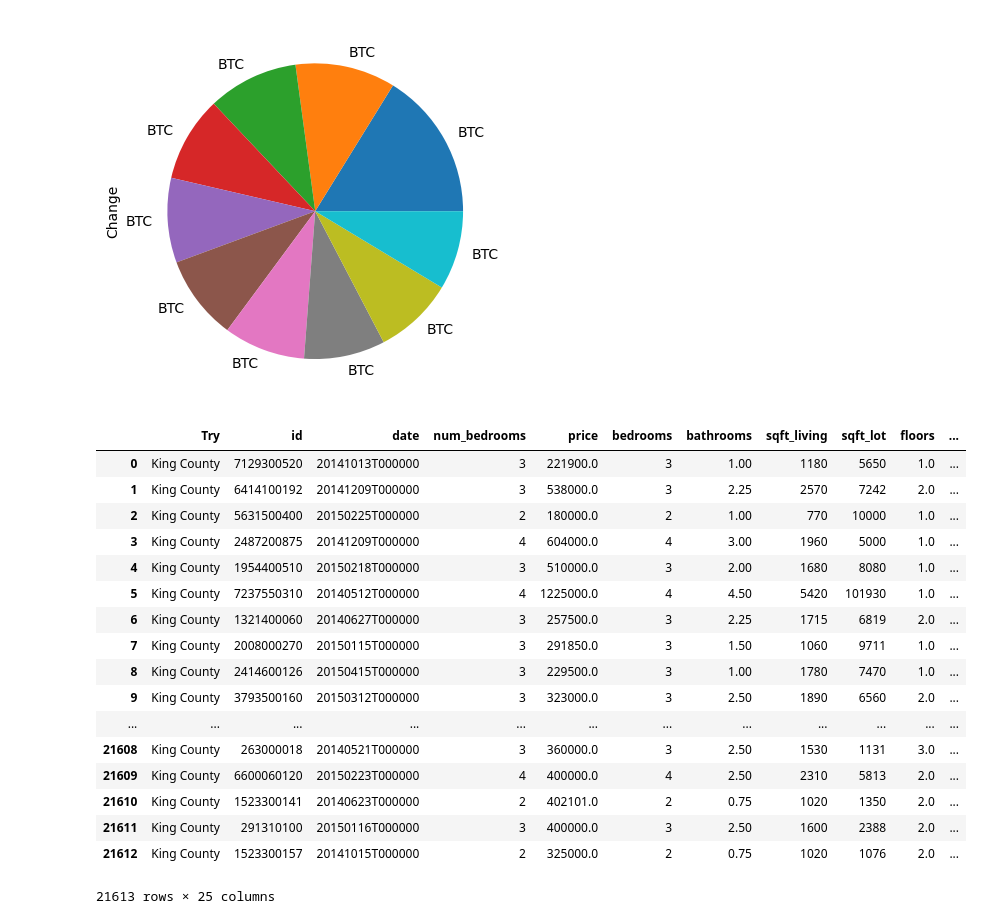
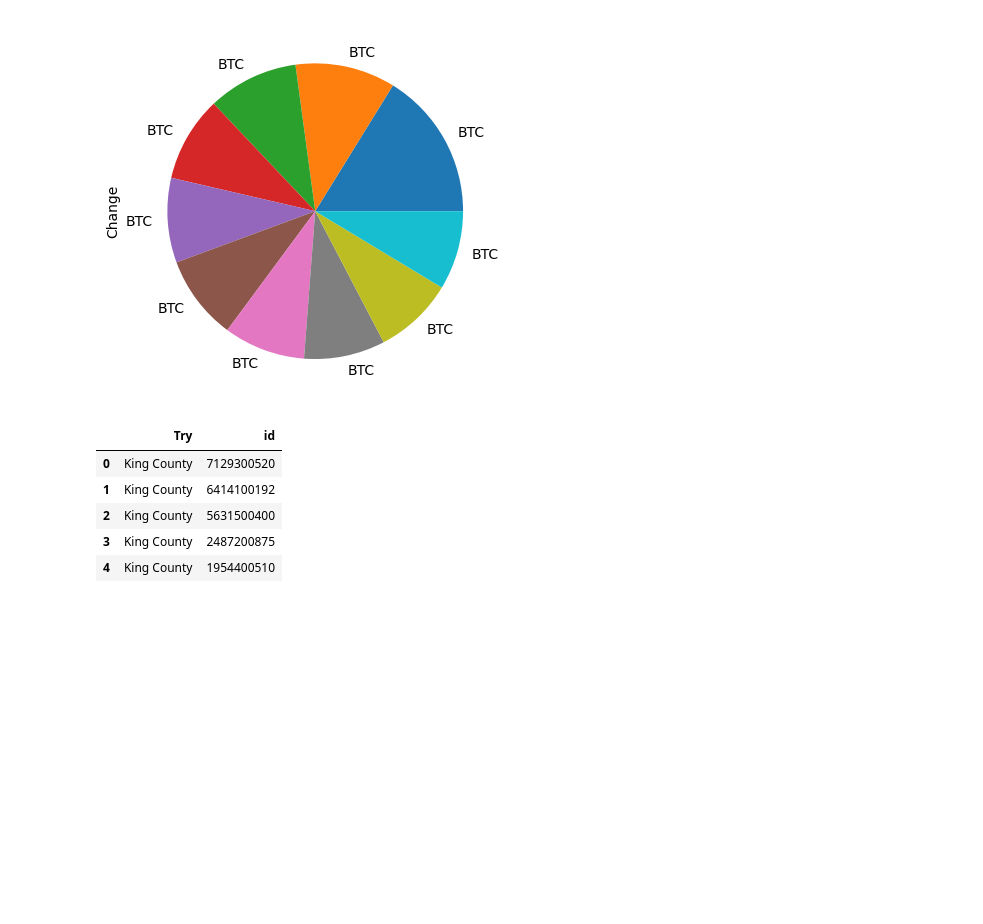
Before and after one commit to dennisowusu123/DATA-ANALYTICS-GT, a Jupyter notebook: DataScience/DataAnalysis/01_Dataframes.ipynb, the cells around one changed output. Saved outputs shown, nothing was run; the diff lists cells and outputs as text; code cells hidden in the pictures; blank space fills up the shorter version.

```diff
--- a/DataScience/DataAnalysis/01_Dataframes.ipynb
+++ b/DataScience/DataAnalysis/01_Dataframes.ipynb
@@ -2305,23 +2305,11 @@ btc.sort_values('Change', ascending=False).head(10)['Change'].plot(kind='pie')
 <AxesSubplot:ylabel='Change'>
 [figure]
 # %%
-houses
+houses[['Try','id']].head()
 # %% [output]
-|  | Try | id | date | num_bedrooms | price | bedrooms | bathrooms | sqft_living | sqft_lot | floors | ... |
-| 0 | King County | 7129300520 | 20141013T000000 | 3 | 221900.0 | 3 | 1.00 | 1180 | 5650 | 1.0 | ... |
-| 1 | King County | 6414100192 | 20141209T000000 | 3 | 538000.0 | 3 | 2.25 | 2570 | 7242 | 2.0 | ... |
-| 2 | King County | 5631500400 | 20150225T000000 | 2 | 180000.0 | 2 | 1.00 | 770 | 10000 | 1.0 | ... |
-| 3 | King County | 2487200875 | 20141209T000000 | 4 | 604000.0 | 4 | 3.00 | 1960 | 5000 | 1.0 | ... |
-| 4 | King County | 1954400510 | 20150218T000000 | 3 | 510000.0 | 3 | 2.00 | 1680 | 8080 | 1.0 | ... |
-| 5 | King County | 7237550310 | 20140512T000000 | 4 | 1225000.0 | 4 | 4.50 | 5420 | 101930 | 1.0 | ... |
-| 6 | King County | 1321400060 | 20140627T000000 | 3 | 257500.0 | 3 | 2.25 | 1715 | 6819 | 2.0 | ... |
-| 7 | King County | 2008000270 | 20150115T000000 | 3 | 291850.0 | 3 | 1.50 | 1060 | 9711 | 1.0 | ... |
-| 8 | King County | 2414600126 | 20150415T000000 | 3 | 229500.0 | 3 | 1.00 | 1780 | 7470 | 1.0 | ... |
-| 9 | King County | 3793500160 | 20150312T000000 | 3 | 323000.0 | 3 | 2.50 | 1890 | 6560 | 2.0 | ... |
-| ... | ... | ... | ... | ... | ... | ... | ... | ... | ... | ... | ... |
-| 21608 | King County | 263000018 | 20140521T000000 | 3 | 360000.0 | 3 | 2.50 | 1530 | 1131 | 3.0 | ... |
-| 21609 | King County | 6600060120 | 20150223T000000 | 4 | 400000.0 | 4 | 2.50 | 2310 | 5813 | 2.0 | ... |
-| 21610 | King County | 1523300141 | 20140623T000000 | 2 | 402101.0 | 2 | 0.75 | 1020 | 1350 | 2.0 | ... |
-| 21611 | King County | 291310100 | 20150116T000000 | 3 | 400000.0 | 3 | 2.50 | 1600 | 2388 | 2.0 | ... |
-| 21612 | King County | 1523300157 | 20141015T000000 | 2 | 325000.0 | 2 | 0.75 | 1020 | 1076 | 2.0 | ... |
+|  | Try | id |
+| 0 | King County | 7129300520 |
+| 1 | King County | 6414100192 |
+| 2 | King County | 5631500400 |
+| 3 | King County | 2487200875 |
+| 4 | King County | 1954400510 |
-21613 rows × 25 columns
```
Also changed, not shown: 2 other files.
